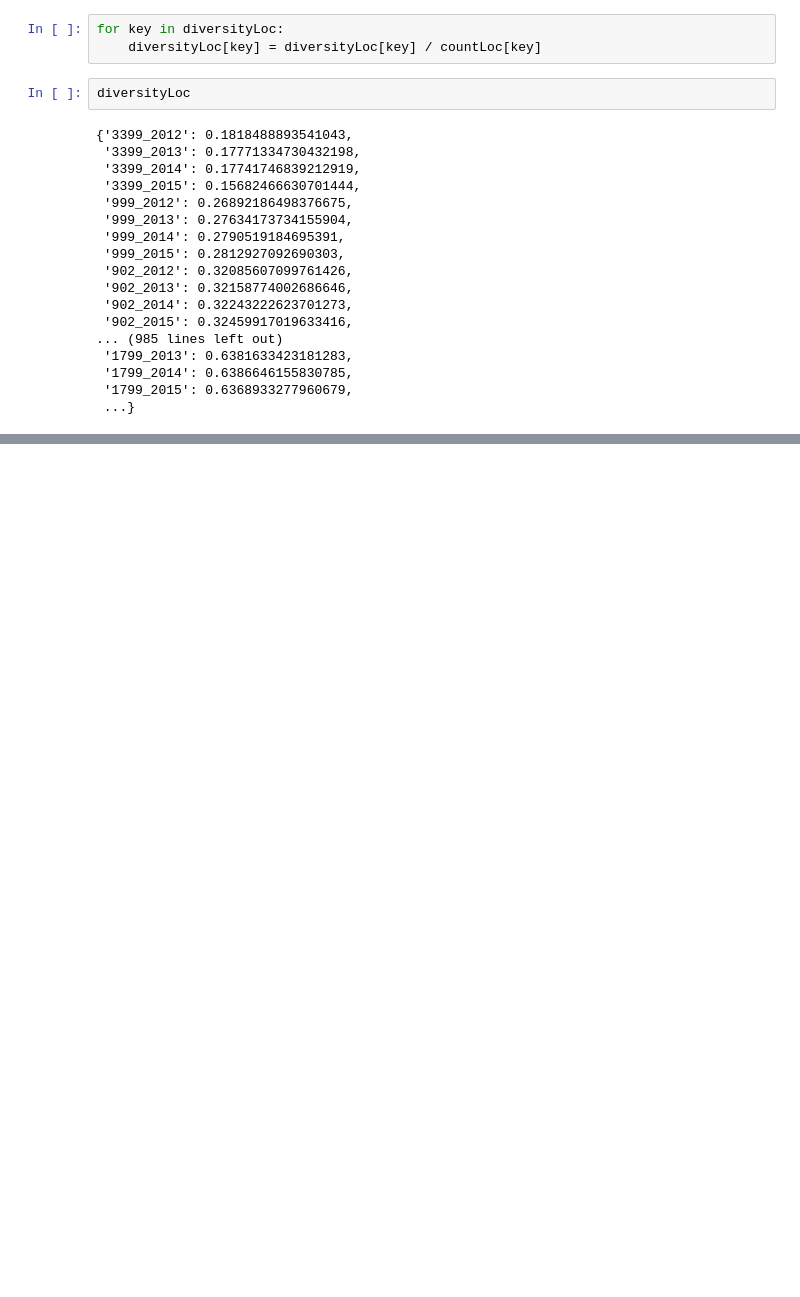
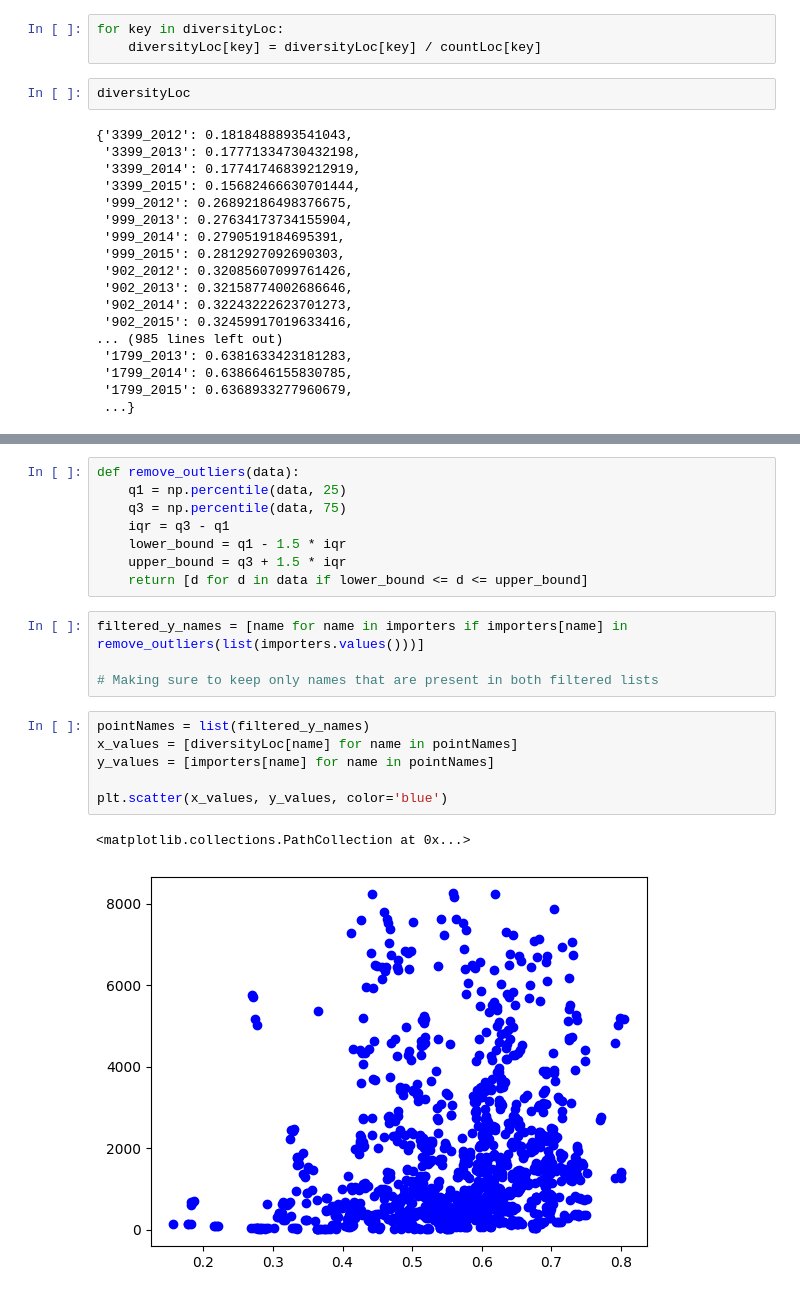
Before and after one commit to vabalaji1/SupplyChainResilliance, a Jupyter notebook: src/paperImplementations/foodShock/foodShockImplementations.ipynb, the cells around one changed output, grey strips where cells are left out. Saved outputs shown, nothing was run; the diff lists cells and outputs as text; blank space fills up the shorter version.

```diff
--- a/src/paperImplementations/foodShock/foodShockImplementations.ipynb
+++ b/src/paperImplementations/foodShock/foodShockImplementations.ipynb
@@ -632,0 +646,21 @@ diversityLoc
+# %%
+def remove_outliers(data):
+    q1 = np.percentile(data, 25)
+    q3 = np.percentile(data, 75)
+    iqr = q3 - q1
+    lower_bound = q1 - 1.5 * iqr
+    upper_bound = q3 + 1.5 * iqr
+    return [d for d in data if lower_bound <= d <= upper_bound]
+# %%
+filtered_y_names = [name for name in importers if importers[name] in remove_outliers(list(importers.values()))]
+
+# Making sure to keep only names that are present in both filtered lists
+# %%
+pointNames = list(filtered_y_names)
+x_values = [diversityLoc[name] for name in pointNames]
+y_values = [importers[name] for name in pointNames]
+
+plt.scatter(x_values, y_values, color='blue')
+# %% [output]
+<matplotlib.collections.PathCollection at 0x...>
+[figure, added]
```
Also changed, not shown: parts of 9 cells of this notebook.
